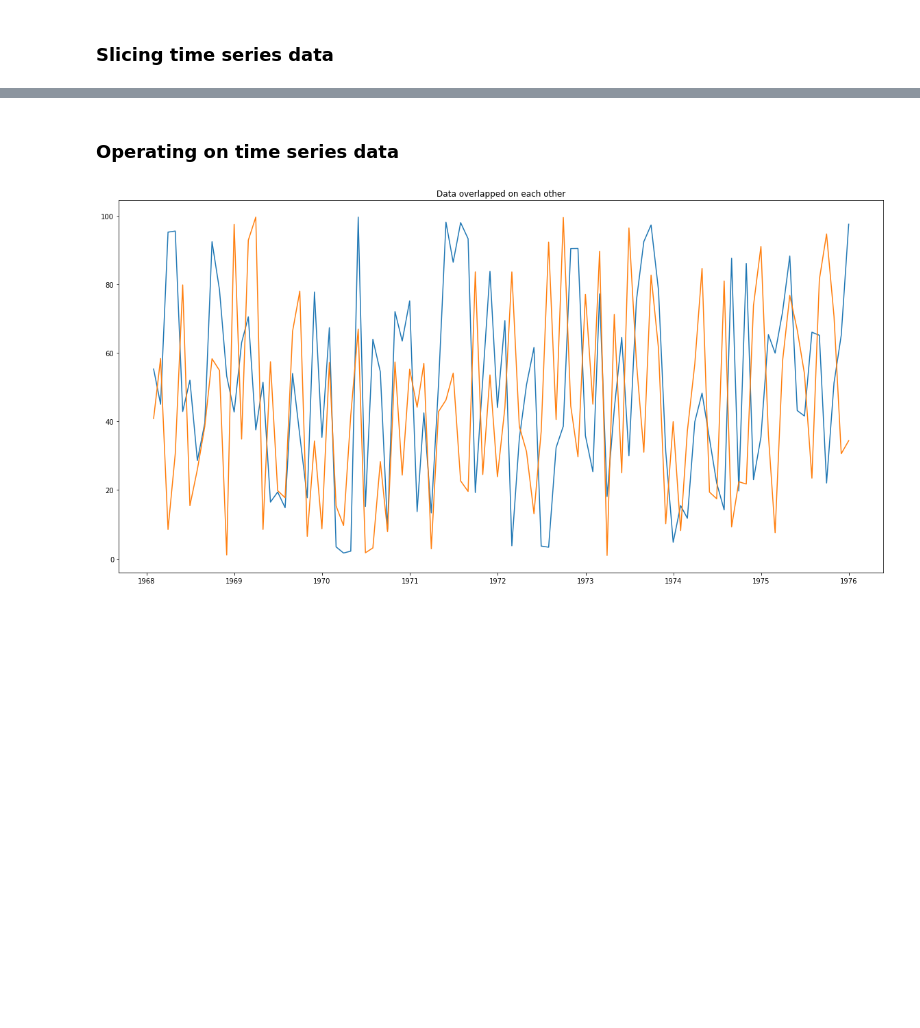
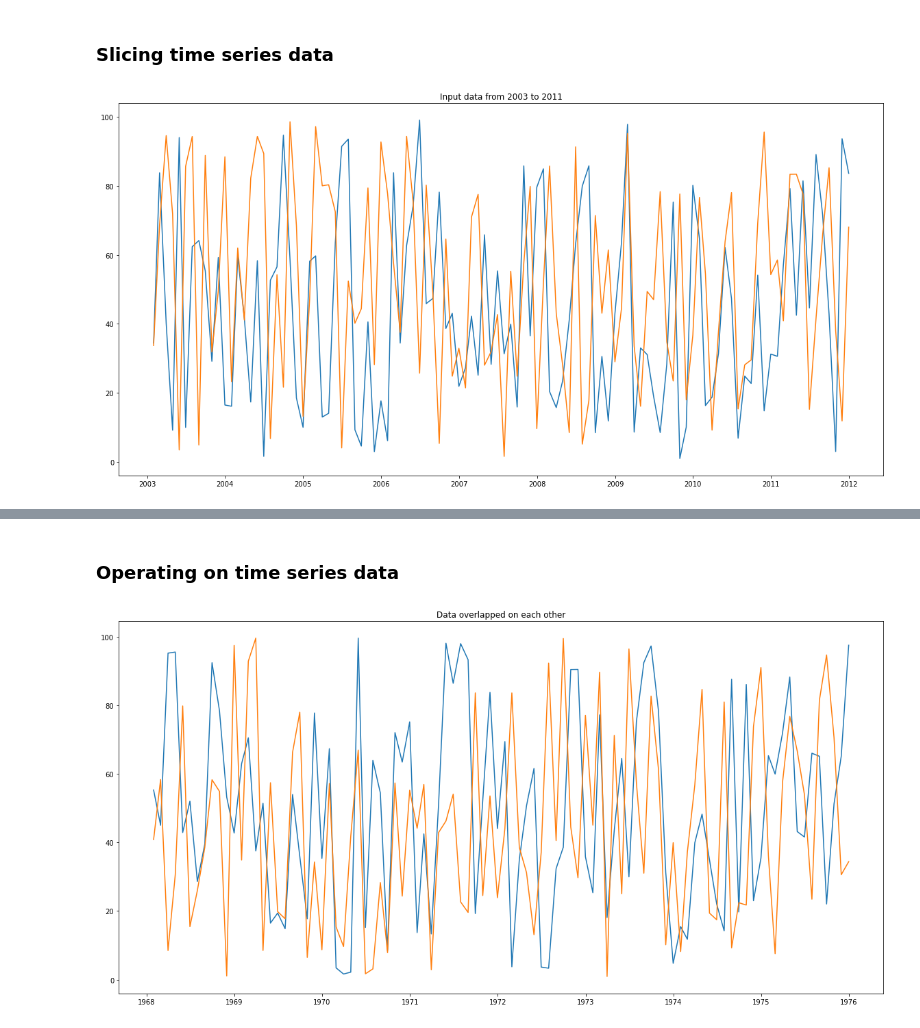
Before and after one commit to eaverine/30DaysOfAI, a Jupyter notebook: Day 27.ipynb, the cells around one changed output, grey strips where cells are left out. Drawn from its saved outputs; the diff is of its cells as text; code cells hidden in the pictures; blank space fills up the shorter version.

```diff
--- a/Day 27.ipynb
+++ b/Day 27.ipynb
@@ -10,4 +10,18 @@ from data.timeseries import read_data
 #Load input data
 index = 2 #With respect to the third column
 data = read_data('data/data_2D.txt', index)
+# %%
+#Plot data with year-level granularity
+start = '2003'
+end = '2011'
+
+#fig, ax = plt.subplots(1, 1, figsize = (20, 10))
+#plt.title(f'Input data from {start} to {end}')
+#data[start:end].plot();
+
+fig, ax = plt.subplots(1, 1, figsize = (20, 10))
+plt.title(f'Input data from {start} to {end}')
+ax.plot(data[start:end]);
+# %% [output]
+[figure, added]
 # %%
```
Also changed, not shown: parts of 2 cells of this notebook.
